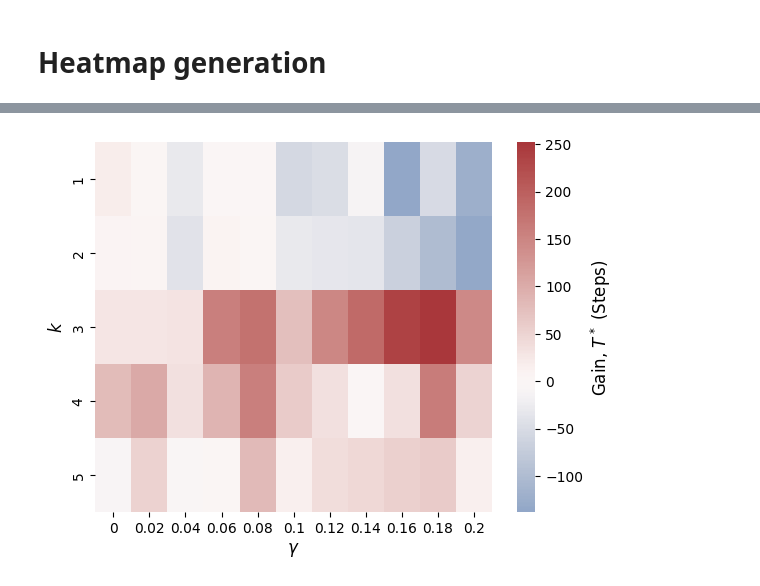
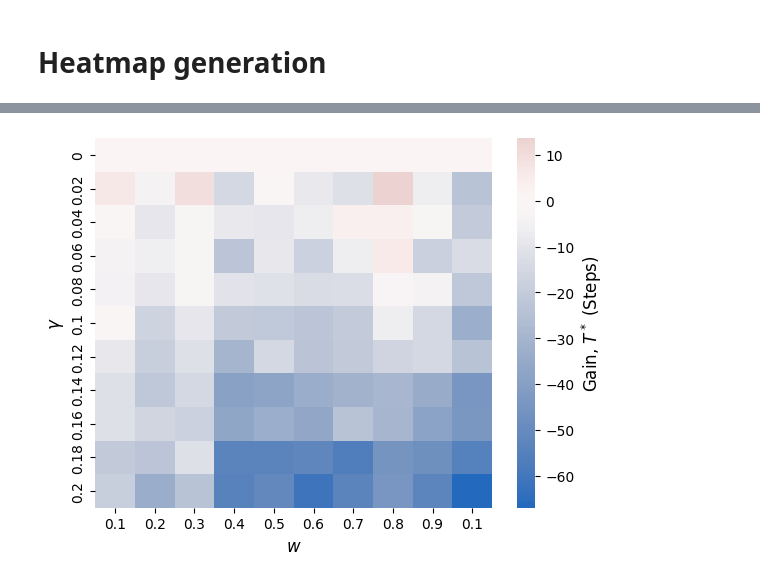
Before and after one commit to TheoLeVay1/Dynamic-Environments-in-Best-of-N, a Jupyter notebook: Model_experimentation.ipynb, the cells around one changed output, grey strips where cells are left out. Drawn from its saved outputs; the diff is of its cells as text; code cells hidden in the pictures.

```diff
--- a/Model_experimentation.ipynb
+++ b/Model_experimentation.ipynb
@@ -157,16 +157,16 @@ plt.ylim([0,1.1])
 # inv_range = [0,0.001,0.002,0.003,0.004, 0.005, 0.006, 0.007, 0.008, 0.009, 0.01]
 # s_range = [0,0.02,0.04,0.06,0.08,0.10,0.12,0.14,0.16,0.18,0.2]
 
-# theta_range = [0,0.004,0.008,0.012,0.016,0.02,0.024,0.028,0.032,0.036,0.040]
+theta_range = [0,0.004,0.008,0.012,0.016,0.02,0.024,0.028,0.032,0.036,0.040]
 
 k_range = [1,2,3,4,5,6,7,8,9,10]
-w_range = [0.1,0.2,0.3,0.4,0.5,0.6,0.7,0.8,0.9,1.0]
+# w_range = [0.1,0.2,0.3,0.4,0.5,0.6,0.7,0.8,0.9,1.0]
 
 
 lengthx = len(w_range)
 # associated with first, encompassing for loop
 
-lengthy = len(k_range)
+lengthy = len(s_range)
 
 # stub_w_range = [5]
 
@@ -202,15 +202,15 @@ for w in w_range:
     y_idx += 1
     x_idx = -1
 
-    for k in k_range:
+    for s in s_range:
 
         # y for y ticks
 
         x_idx += 1
 
-        params = {"N": 50, "k": k, "w": w , "alpha": 0.05, "epsilon" : 0.02, "inversion_rate" : 0,
+        params = {"N": 50, "k": 3, "w": w , "alpha": 0.05, "epsilon" : 0.02, "inversion_rate" : 0,
               "pooling" : True, "pool_rate" : 0.015,  "uniform" : False, "dynamics" : "visit_dynamic",
-              "measures" : "none", "dynamic_point" : 400, "s_proportion" : 0, "logOp" : False, "stub_w" : w}
+              "measures" : "stubborn", "dynamic_point" : 400, "s_proportion" : s, "logOp" : False, "stub_w" : w}
 
         results = mesa.batch_run(Model, parameters=params, number_processes=1,
                                  data_collection_period=1,display_progress=True,
@@ -427,32 +429,46 @@ plt.savefig('PoolRateFigures/SProdOp/Dilution/Switching/Convergent/VaryingMUandW
 # %%
-data_mat  = np.loadtxt('PoolRateMats/ProdOp/Switching/Convergent/VaryingSandK/time.csv'
-                       , dtype = 'float', delimiter = ',')
-data1_mat  = np.loadtxt('PoolRateMats/ProdOp/Switching/Reconvergent/VaryingSandK/time1.csv'
-                       , dtype = 'float', delimiter = ',')
+# data_mat = np.loadtxt('PoolRateMats/SProdOp/Dilution/VisitDynamic/Convergent/VaryingSandW/time.csv', dtype = 'float', delimiter = ',')
+# data1_mat = np.loadtxt('PoolRateMats/SProdOp/Dilution/VisitDynamic/Reconvergent/VaryingSandW/time1.csv', dtype = 'float', delimiter = ',')
+# total_mat = np.loadtxt('PoolRateMats/SProdOp/Dilution/VisitDynamic/Reconvergent/VaryingSandW/total.csv', dtype = 'float', delimiter = ',')
 
-data_mat2_rep = np.repeat(data_mat2, 11, axis = 0)
-data1_mat2_rep = np.repeat(data1_mat2, 11, axis = 0)
 
-time_gain = data_mat2_rep - data_mat
-time_gain1 = data1_mat2_rep - data1_mat
+copy = np.empty(data_mat.shape)
+copy1 = np.empty(data1_mat.shape)
+copy2 = np.empty(total_mat.shape)
 
-total_gain = time_gain + time_gain1
+row = data_mat[:,0]
+row1 = data1_mat[:,0]
+row2 = total_mat[:,0]
 
-# # total_gain = total_mat -total_mat2_rep
+for i in range(copy.shape[1]):
+    copy[:, i] = row
+    copy1[:, i] = row1
+    copy2[:, i] = row2
+
+gain = copy - data_mat
+gain1 = copy1 - data1_mat
+gain2 = copy2 - total_mat
+
+# np.savetxt('PoolRateMats/SProdOp/Dilution/VisitDynamic/Convergent/VaryingSandW/gain.csv', gain, delimiter = ',')
+# np.savetxt('PoolRateMats/SProdOp/Dilution/VisitDynamic/Reconvergent/VaryingSandW/gain1.csv', gain1, delimiter = ',')
+# np.savetxt('PoolRateMats/SProdOp/Dilution/VisitDynamic/Reconvergent/VaryingSandW/totalgain.csv', gain2, delimiter = ',')
+
+
 fig, ax = plt.subplots()
 
 
-x_range = [0,0.02,0.04,0.06,0.08,0.10,0.12,0.14,0.16,0.18,0.20]
-y_range = [1,2,3,4,5]
-sns.heatmap(np.transpose(total_gain), center = 0, cmap = sns.color_palette("vlag", as_cmap=True), xticklabels = x_range, yticklabels = y_range,
+x_range = [0.1,0.2,0.3,0.4,0.5,0.6,0.7,0.8,0.9,0.1]
+y_range = [0, 0.02,0.04,0.06,0.08,0.1,0.12,0.14,0.16,0.18,0.20]
+
+sns.heatmap(np.transpose(gain), center = 0, cmap = sns.color_palette("vlag", as_cmap=True), xticklabels = x_range, yticklabels = y_range,
            cbar_kws = {'label' : 'Gain, $T^*$ (Steps)'})
 
 ax.figure.axes[-1].yaxis.label.set_size(12)
 
 # plt.xlabel('$w$', fontsize = 12)
-plt.xlabel('$\gamma$', fontsize = 12)
-plt.ylabel('$k$', fontsize = 12)
+plt.xlabel('$w$', fontsize = 12)
+plt.ylabel('$\gamma$', fontsize = 12)
 
-plt.savefig('PoolRateFigures/ProdOp/Switching/Reconvergent/VaryingSandK/total_gain.pdf', bbox_inches = 'tight')
+plt.savefig('PoolRateFigures/SProdOp/Dilution/VisitDynamic/Convergent/VaryingSandW/gain.pdf', bbox_inches = 'tight')
 # %% [output]
-[figure, old version]
+[figure, new version]
```
Also changed, not shown: parts of 3 cells of this notebook, 22 other files.
